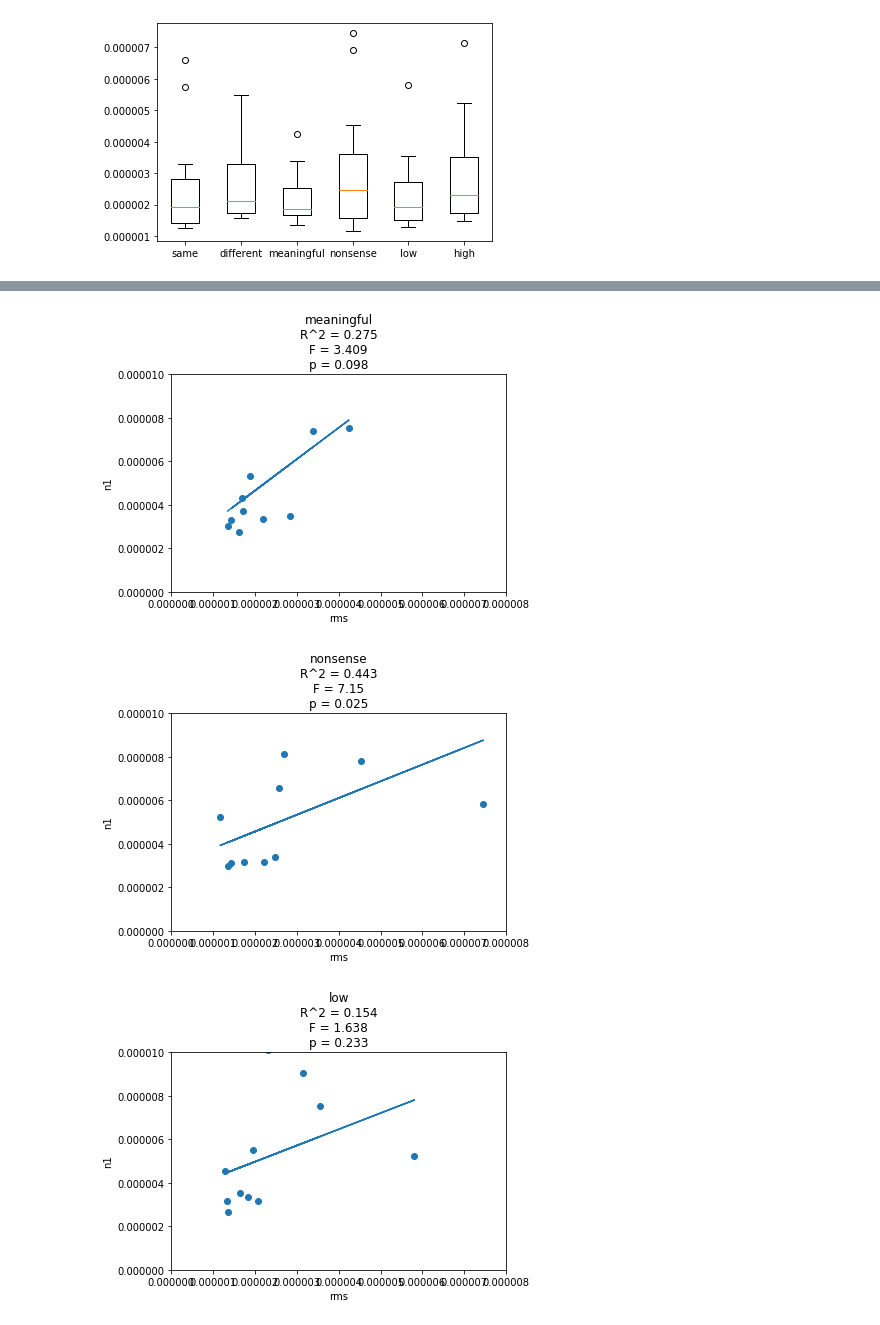
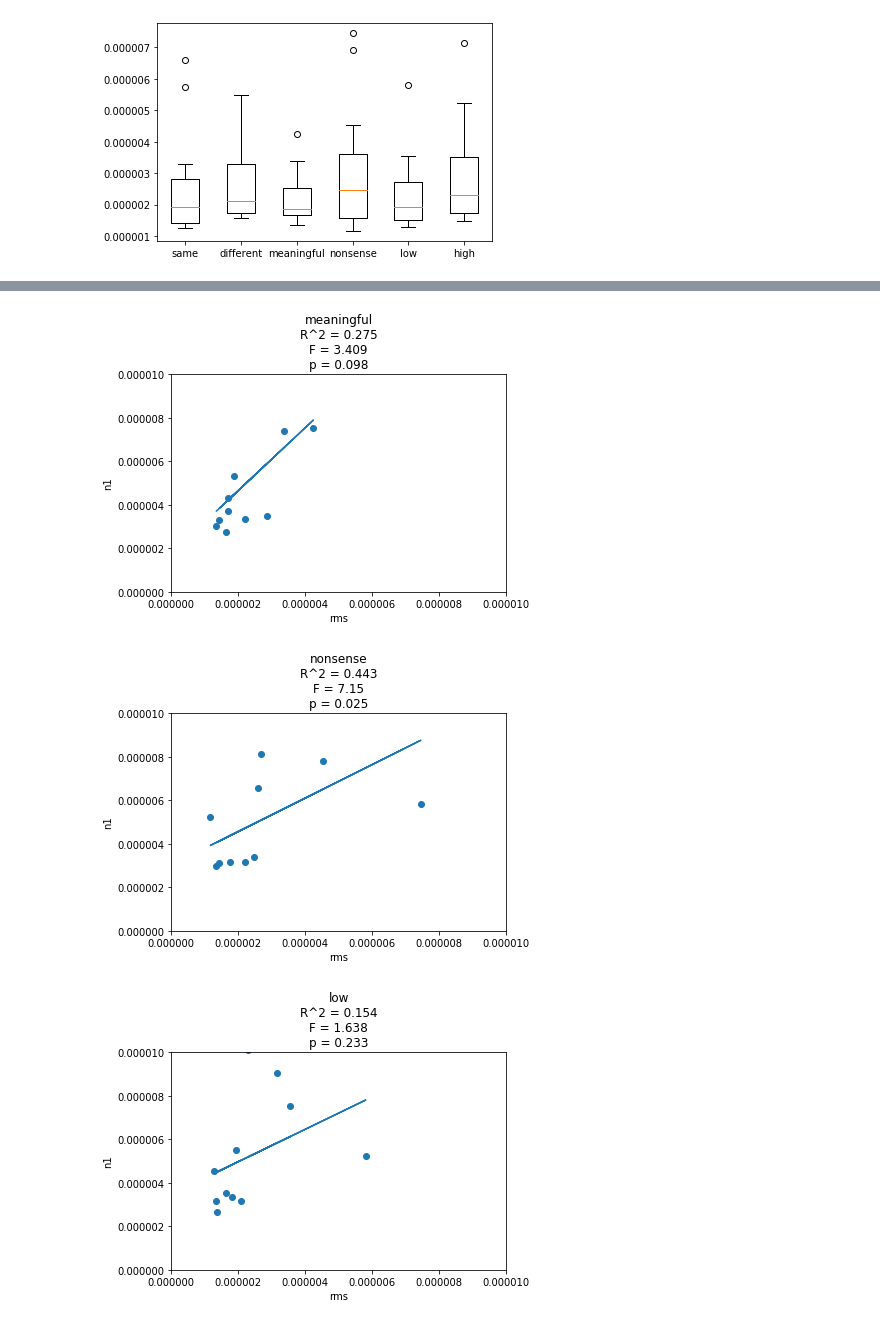
Before and after one commit to letitiayhho/talker_change_data_processing, a Jupyter notebook: 9_N1_RMS/src/n1.ipynb, the cells around one changed output, grey strips where cells are left out. Drawn from its saved outputs; the diff is of its cells as text; code cells hidden in the pictures.

```diff
--- a/9_N1_RMS/src/n1.ipynb
+++ b/9_N1_RMS/src/n1.ipynb
@@ -227,7 +227,7 @@ def plot_scatter(x, y, summary, condition):
     fig, ax = plt.subplots()
     ax.scatter(x, y)
     ax.plot(x, summary['m']*x + summary['b'])
-    plt.xlim([0, 0.000008])
+    plt.xlim([0, 1e-5])
     plt.ylim([0, 0.000010])
     plt.xlabel('rms')
     plt.ylabel('n1')
@@ -246,3 +246,3 @@ for condition in conditions:
-[figure, old version]
+[figure, new version]
-[figure, old version]
+[figure, new version]
-[figure, old version]
+[figure, new version]
```
Also changed, not shown: parts of 4 cells of this notebook.
